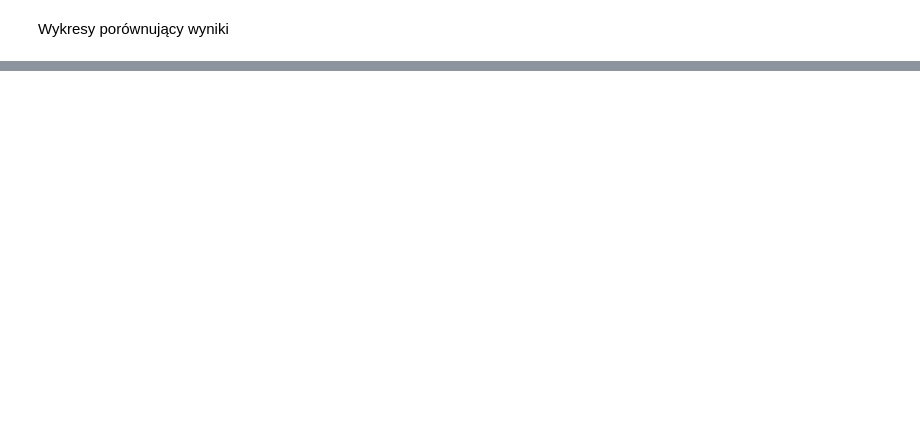
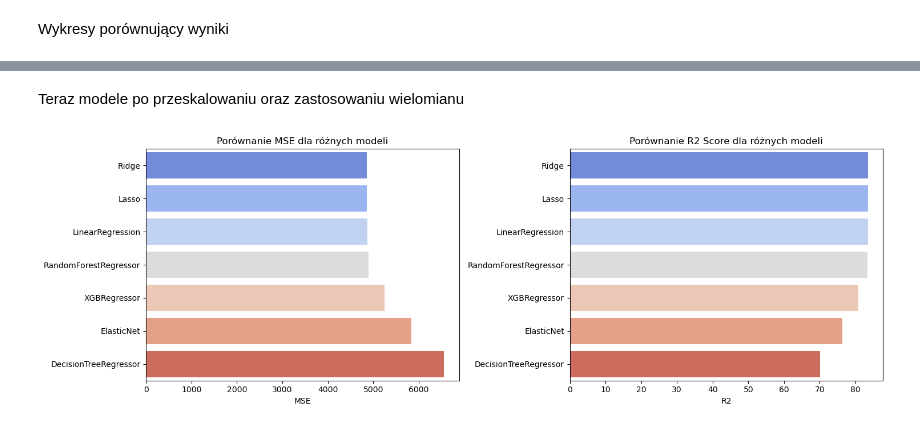
Before and after one commit to infoshareacademy/jdszr12-4code, a Jupyter notebook: insurance - draft.ipynb, the cells around one changed output, grey strips where cells are left out. Cells and saved outputs as stored; diff of their text form; code cells hidden in the pictures; blank space fills up the shorter version.

```diff
--- a/insurance - draft.ipynb
+++ b/insurance - draft.ipynb
@@ -469,0 +318,18 @@ plt.show()
+# %%
+X = insurance_df.drop(columns=['charges'], axis=1)
+y = insurance_df['charges']
+
+num_pipeline = Pipeline([
+    ('poly_features', PolynomialFeatures(degree=2)),
+    ('std_scaler', StandardScaler())
+])
+
+num_attribs = ['age', 'bmi', 'sex', 'smoker', 'region', 'children']
+
+full_pipeline = ColumnTransformer([
+    ("num", num_pipeline, num_attribs)
+])
+
+X_pp = full_pipeline.fit_transform(X)
+
+X_train_pp, X_test_pp, y_train_pp, y_test_pp = train_test_split(X_pp, y, test_size=0.2, random_state=42)
@@ -469,0 +338,8 @@ plt.show()
+# %%
+for model in models:
+    results = run_model(model, X_train_pp, y_train_pp, kf)
+    results_dict[model] = results
+# %%
+results_pp_df = pd.DataFrame(results_dict.values())
+results_pp_df.columns = ['Model', 'RMSE', 'R2']
+results_pp_df
@@ -795,0 +521,22 @@ MAE - gbtree:  2466.720154055198
+# %% [markdown]
+Teraz modele po przeskalowaniu oraz zastosowaniu wielomianu
+# %%
+plt.figure(figsize=(15, 5))
+
+plt.subplot(1, 2, 1)
+sns.barplot(y='Model', x='RMSE', data=results_pp_df.sort_values('RMSE'), palette='coolwarm')
+plt.title('Porównanie MSE dla różnych modeli')
+plt.ylabel('')
+plt.xlabel('MSE')
+plt.ticklabel_format(style='plain', axis='x')
+
+plt.subplot(1, 2, 2)
+sns.barplot(y='Model', x='R2', data=results_pp_df.sort_values('R2', ascending=False), palette='coolwarm')
+plt.title('Porównanie R2 Score dla różnych modeli')
+plt.ylabel('')
+plt.xlabel('R2')
+
+plt.tight_layout()
+plt.show()
+# %% [output]
+[figure, added]
```
Also changed, not shown: parts of 90 cells of this notebook.
